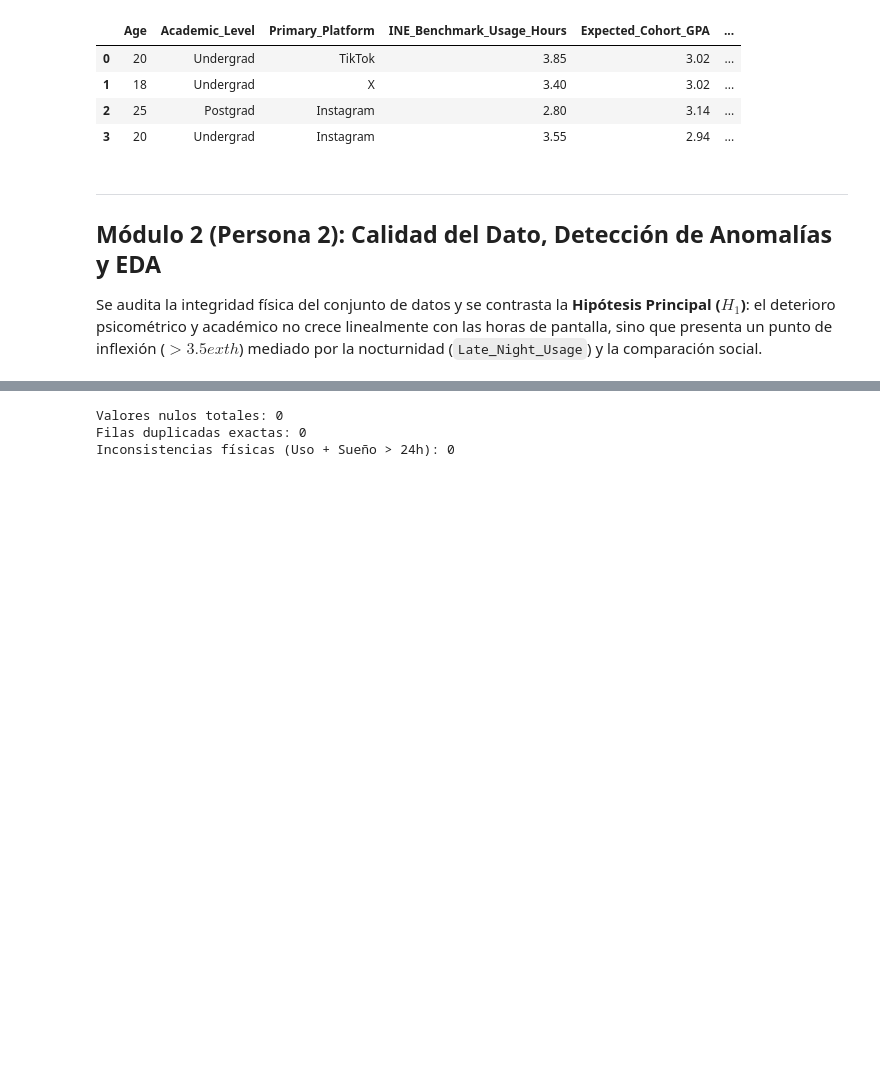
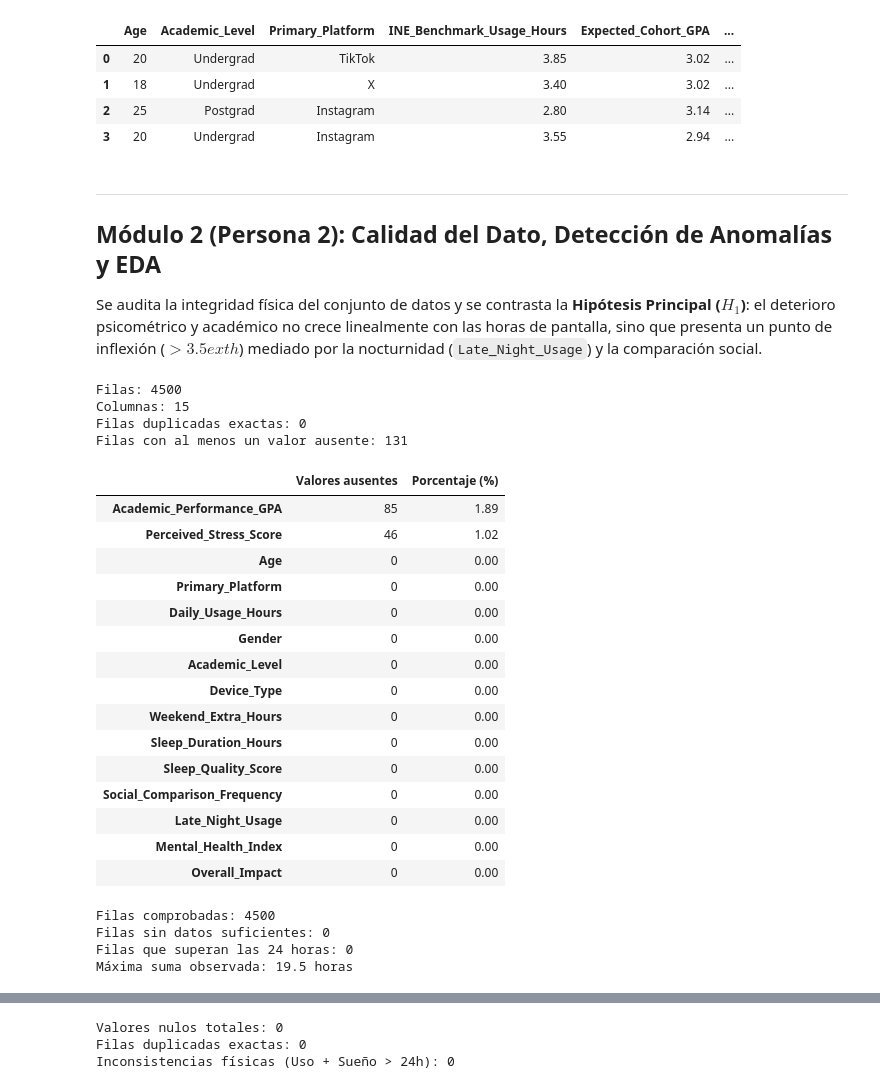
Before and after one commit to Javier-Herreros-Pinilla/social-media-student-wellbeing-ml, a Jupyter notebook: Entrega_2_Pipeline_KDD_EDA_Preproceso.ipynb, the cells around one changed output, grey strips where cells are left out. Drawn from its saved outputs; the diff is of its cells as text; code cells hidden in the pictures; blank space fills up the shorter version.

```diff
--- a/Entrega_2_Pipeline_KDD_EDA_Preproceso.ipynb
+++ b/Entrega_2_Pipeline_KDD_EDA_Preproceso.ipynb
@@ -182,3 +182,58 @@ Registros tras integración: 4500 | Nulos introducidos: 0
 ---
 ## Módulo 2 (Persona 2): Calidad del Dato, Detección de Anomalías y EDA
 Se audita la integridad física del conjunto de datos y se contrasta la **Hipótesis Principal ($H_1$)**: el deterioro psicométrico y académico no crece linealmente con las horas de pantalla, sino que presenta un punto de inflexión ($>3.5	ext{h}$) mediado por la nocturnidad (`Late_Night_Usage`) y la comparación social.
+# %%
+from pathlib import Path
+import pandas as pd
+
+ruta_base = Path("modulo1_abdelmouiz_kobry/outputs/modulo1_base_normalizada.csv")
+df_base = pd.read_csv(ruta_base)
+
+print(f"Filas: {len(df_base)}")
+print(f"Columnas: {len(df_base.columns)}")
+print(f"Filas duplicadas exactas: {df_base.duplicated().sum()}")
+print(f"Filas con al menos un valor ausente: {df_base.isna().any(axis=1).sum()}")
+
+nulos = df_base.isna().sum()
+auditoria = pd.DataFrame({
+    "Valores ausentes": nulos,
+    "Porcentaje (%)": (100 * nulos / len(df_base)).round(2)
+})
+
+display(auditoria.sort_values("Valores ausentes", ascending=False))
+# %% [output]
+Filas: 4500
+Columnas: 15
+Filas duplicadas exactas: 0
+Filas con al menos un valor ausente: 131
+|  | Valores ausentes | Porcentaje (%) |
+| Academic_Performance_GPA | 85 | 1.89 |
+| Perceived_Stress_Score | 46 | 1.02 |
+| Age | 0 | 0.00 |
+| Primary_Platform | 0 | 0.00 |
+| Daily_Usage_Hours | 0 | 0.00 |
+| Gender | 0 | 0.00 |
+| Academic_Level | 0 | 0.00 |
+| Device_Type | 0 | 0.00 |
+| Weekend_Extra_Hours | 0 | 0.00 |
+| Sleep_Duration_Hours | 0 | 0.00 |
+| Sleep_Quality_Score | 0 | 0.00 |
+| Social_Comparison_Frequency | 0 | 0.00 |
+| Late_Night_Usage | 0 | 0.00 |
+| Mental_Health_Index | 0 | 0.00 |
+| Overall_Impact | 0 | 0.00 |
+# %%
+# Comprobación de la regla: uso diario de redes + sueño ≤ 24 horas
+uso = df_base["Daily_Usage_Hours"]
+sueno = df_base["Sleep_Duration_Hours"]
+total_horas = uso + sueno
+
+print("Filas comprobadas:", total_horas.notna().sum())
+print("Filas sin datos suficientes:", total_horas.isna().sum())
+print("Filas que superan las 24 horas:", (total_horas > 24).sum())
+print("Máxima suma observada:", total_horas.max(), "horas")
+# %% [output]
+Filas comprobadas: 4500
+Filas sin datos suficientes: 0
+Filas que superan las 24 horas: 0
+Máxima suma observada: 19.5 horas
```
Also changed, not shown: parts of 4 cells of this notebook, 3 other files.
